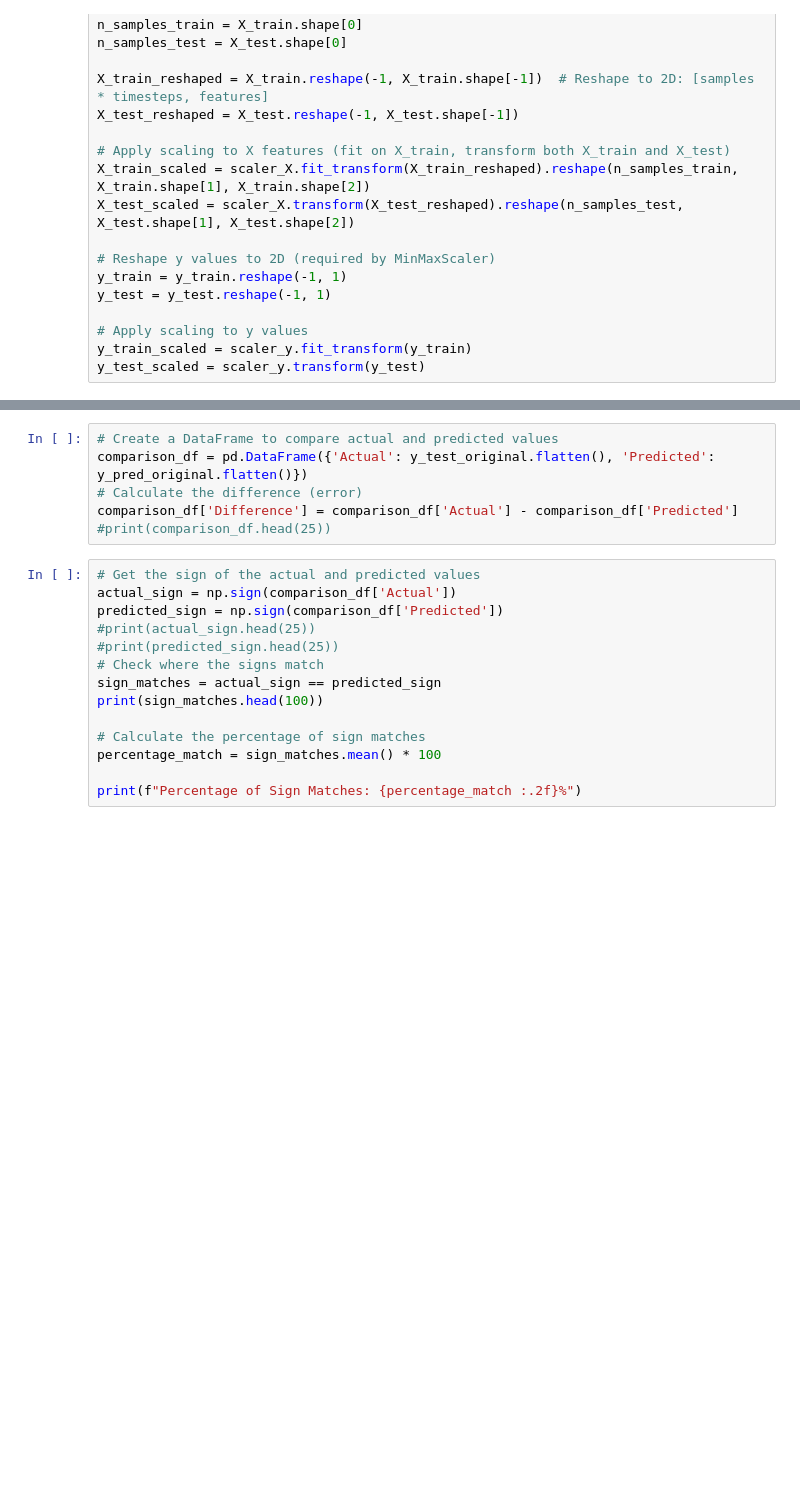
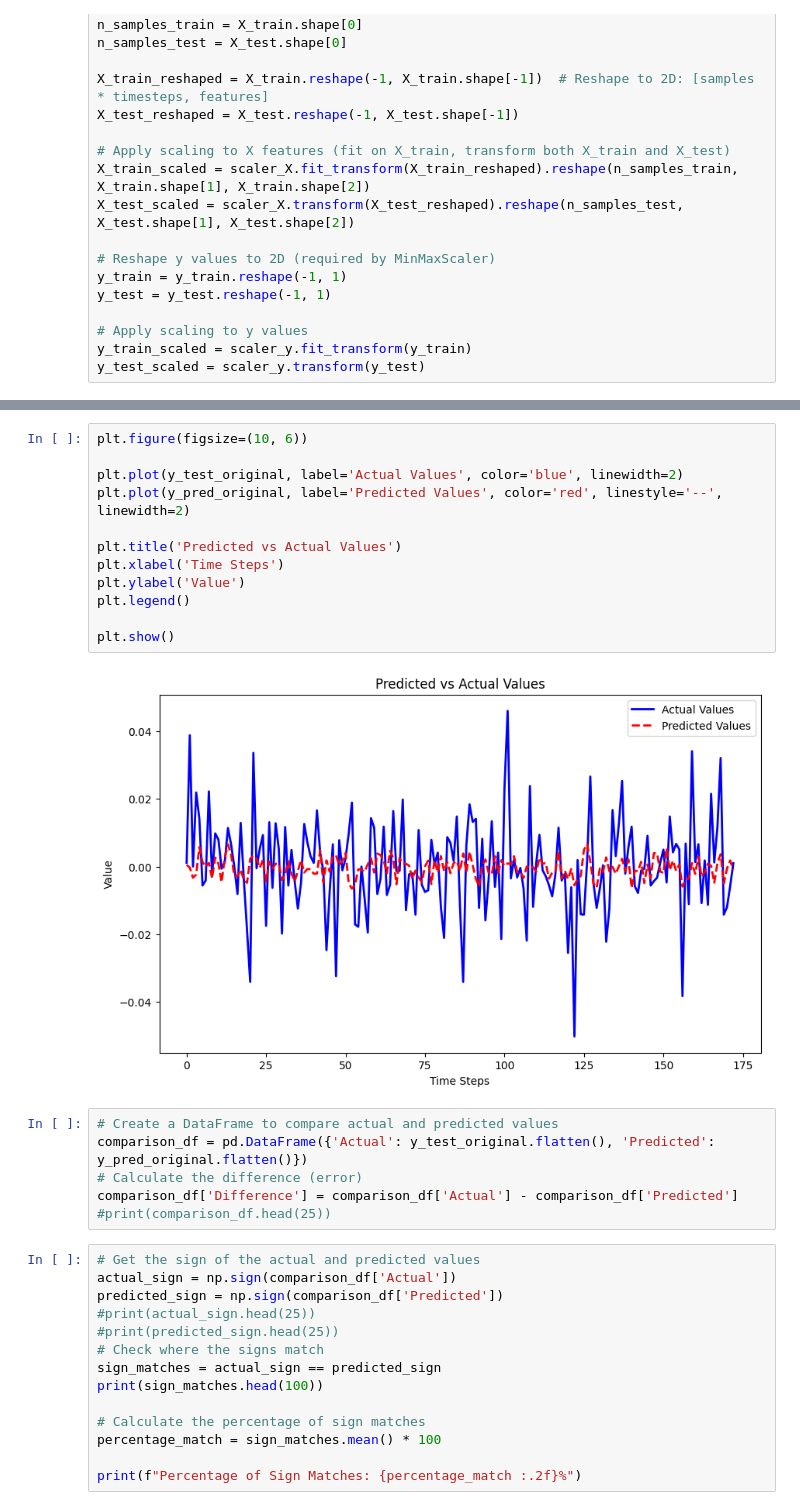
Before and after one commit to ReccaS/Intelligent-Stock-Prediction, a Jupyter notebook: notebooks/LTSM_model.ipynb, the cells around one changed output, grey strips where cells are left out. Cells and saved outputs as stored; diff of their text form; blank space fills up the shorter version.

```diff
--- a/notebooks/LTSM_model.ipynb
+++ b/notebooks/LTSM_model.ipynb
@@ -282,3 +315,17 @@ R-squared (R²): -0.022483
+# %%
+plt.figure(figsize=(10, 6))
+
+plt.plot(y_test_original, label='Actual Values', color='blue', linewidth=2)
+plt.plot(y_pred_original, label='Predicted Values', color='red', linestyle='--', linewidth=2)
+
+plt.title('Predicted vs Actual Values')
+plt.xlabel('Time Steps')
+plt.ylabel('Value')
+plt.legend()
+
+plt.show()
+# %% [output]
+[figure, added]
 # %%
 # Create a DataFrame to compare actual and predicted values
 comparison_df = pd.DataFrame({'Actual': y_test_original.flatten(), 'Predicted': y_pred_original.flatten()})
```
Also changed, not shown: parts of 10 cells of this notebook, 14 other files.
